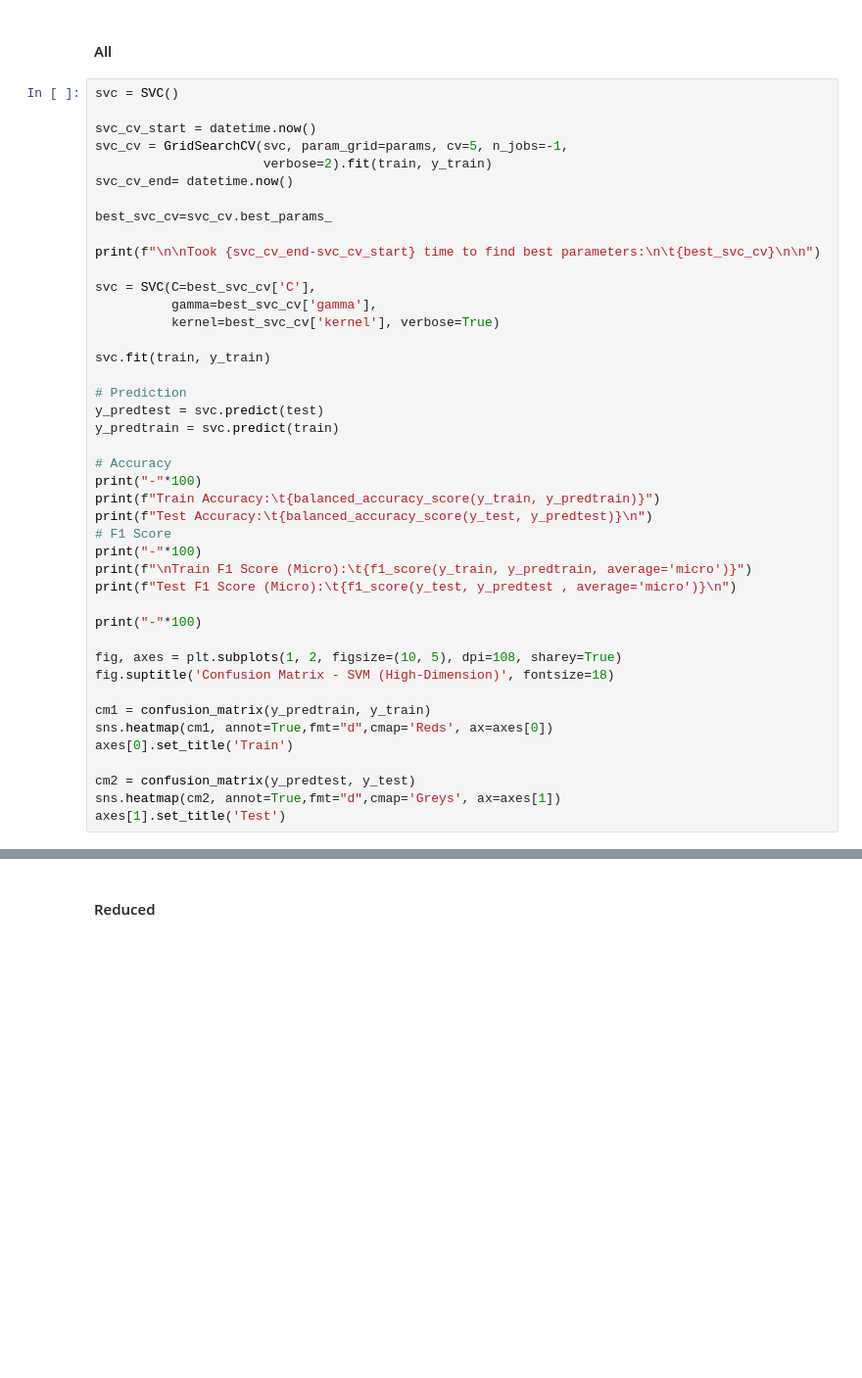
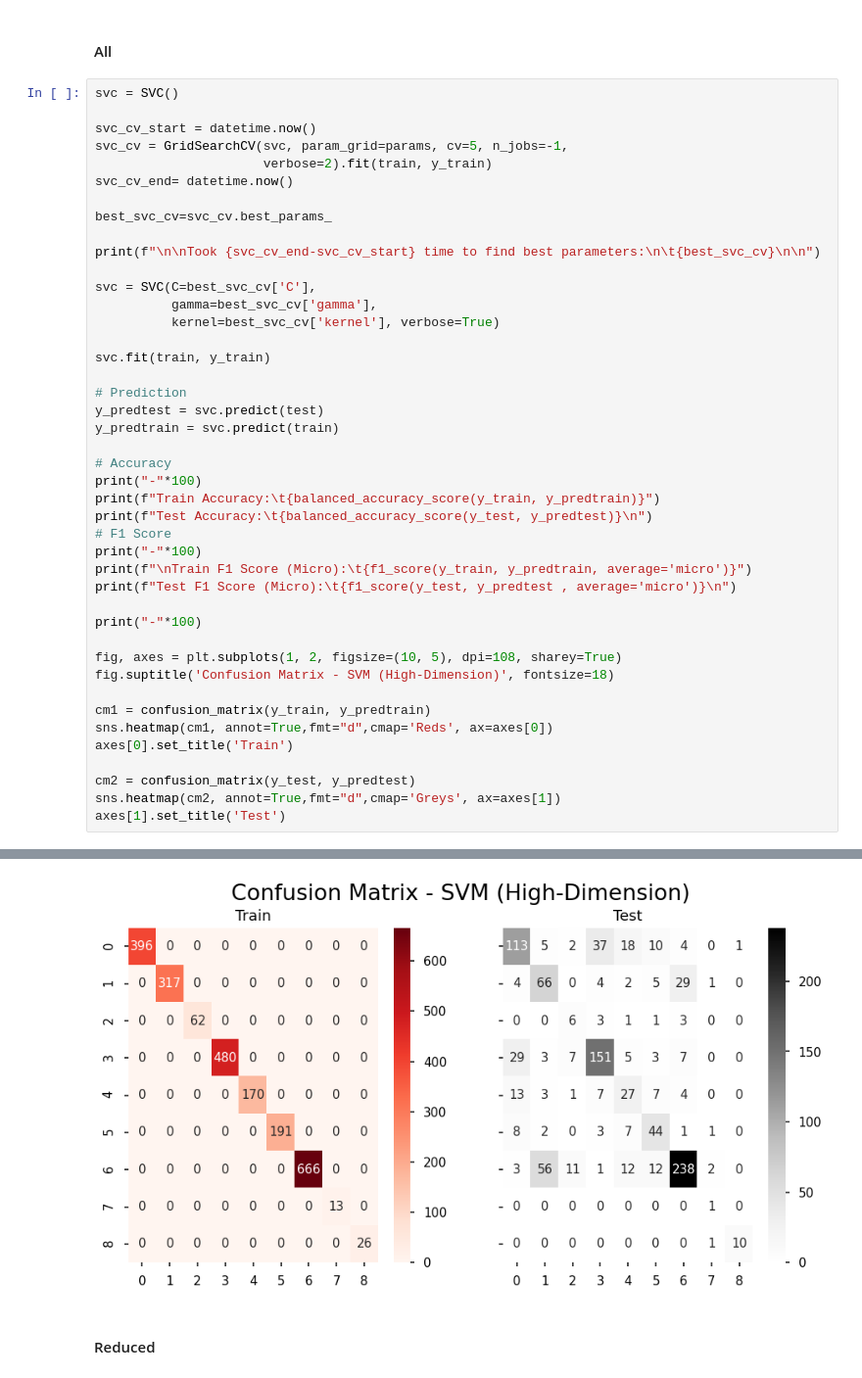
Before and after one commit to akshayonly/DL-Case-Study-Classifying-GM, a Jupyter notebook: Classifying_Genetic_Mutation_.ipynb, the cells around one changed output, grey strips where cells are left out. Shown at 98% size. Saved outputs shown, nothing was run; the diff lists cells and outputs as text; blank space fills up the shorter version.

```diff
--- a/Classifying_Genetic_Mutation_.ipynb
+++ b/Classifying_Genetic_Mutation_.ipynb
@@ -514,10 +514,11 @@ print("-"*100)
 fig, axes = plt.subplots(1, 2, figsize=(10, 5), dpi=108, sharey=True)
 fig.suptitle('Confusion Matrix - SVM (High-Dimension)', fontsize=18)
 
-cm1 = confusion_matrix(y_predtrain, y_train)
+cm1 = confusion_matrix(y_train, y_predtrain)
 sns.heatmap(cm1, annot=True,fmt="d",cmap='Reds', ax=axes[0])
 axes[0].set_title('Train')
 
-cm2 = confusion_matrix(y_predtest, y_test)
+cm2 = confusion_matrix(y_test, y_predtest)
 sns.heatmap(cm2, annot=True,fmt="d",cmap='Greys', ax=axes[1])
 axes[1].set_title('Test')
+# %% [output]
@@ -524,3 +544,4 @@ axes[1].set_title('Test')
+[figure, added]
 # %% [markdown]
 #### Reduced
 # %%
```
Also changed, not shown: parts of 14 cells of this notebook.
